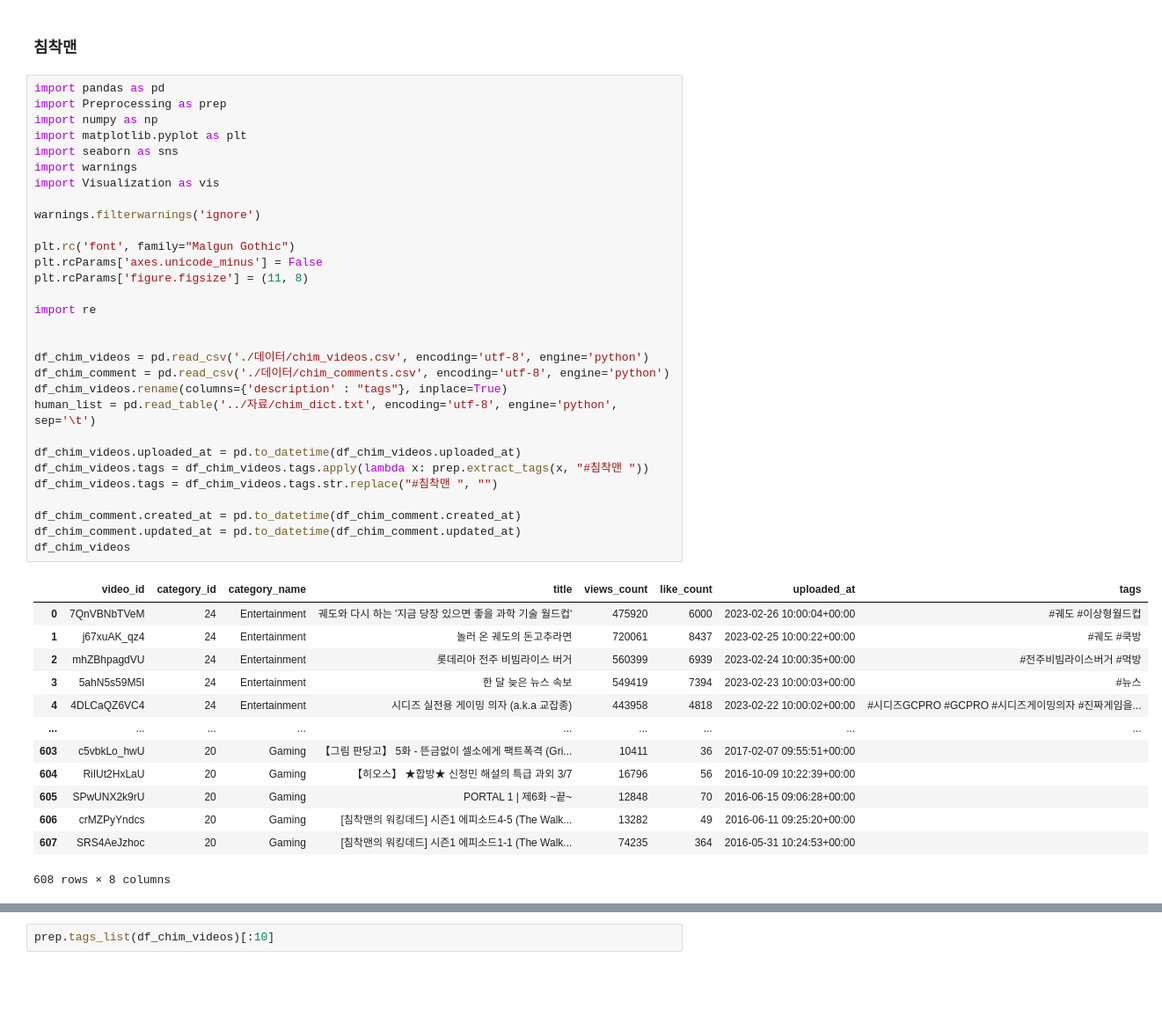
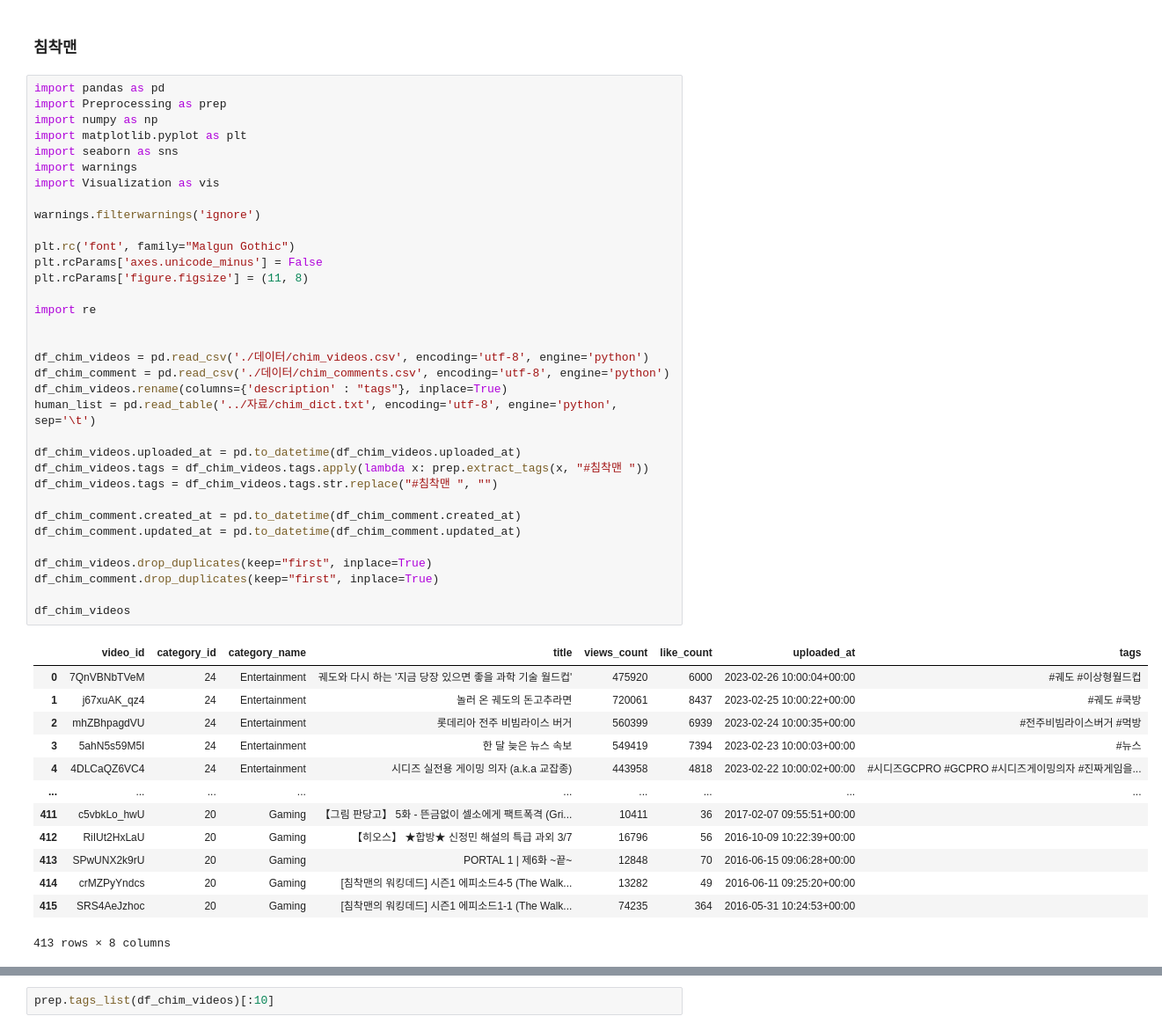
Before and after one commit to kimhyunso/coper-project, a Jupyter notebook: practice_analysis_dowon.ipynb, the cells around one changed output, grey strips where cells are left out. Shown at 88% size. Saved outputs shown, nothing was run; the diff lists cells and outputs as text; blank space fills up the shorter version.

```diff
--- a/practice_analysis_dowon.ipynb
+++ b/practice_analysis_dowon.ipynb
@@ -634,39 +639,43 @@ import Visualization as vis
 
 warnings.filterwarnings('ignore')
 
 plt.rc('font', family="Malgun Gothic")
 plt.rcParams['axes.unicode_minus'] = False
 plt.rcParams['figure.figsize'] = (11, 8)
 
 import re
 
 
 df_chim_videos = pd.read_csv('./데이터/chim_videos.csv', encoding='utf-8', engine='python')
 df_chim_comment = pd.read_csv('./데이터/chim_comments.csv', encoding='utf-8', engine='python')
 df_chim_videos.rename(columns={'description' : "tags"}, inplace=True)
 human_list = pd.read_table('../자료/chim_dict.txt', encoding='utf-8', engine='python', sep='\t')
 
 df_chim_videos.uploaded_at = pd.to_datetime(df_chim_videos.uploaded_at)
 df_chim_videos.tags = df_chim_videos.tags.apply(lambda x: prep.extract_tags(x, "#침착맨 "))
 df_chim_videos.tags = df_chim_videos.tags.str.replace("#침착맨 ", "")
 
 df_chim_comment.created_at = pd.to_datetime(df_chim_comment.created_at)
 df_chim_comment.updated_at = pd.to_datetime(df_chim_comment.updated_at)
+
+df_chim_videos.drop_duplicates(keep="first", inplace=True)
+df_chim_comment.drop_duplicates(keep="first", inplace=True)
+
 df_chim_videos
 # %% [output]
 |  | video_id | category_id | category_name | title | views_count | like_count | uploaded_at | tags |
 | 0 | 7QnVBNbTVeM | 24 | Entertainment | 궤도와 다시 하는 '지금 당장 있으면 좋을 과학 기술 월드컵' | 475920 | 6000 | 2023-02-26 10:00:04+00:00 | #궤도 #이상형월드컵 |
 | 1 | j67xuAK_qz4 | 24 | Entertainment | 놀러 온 궤도의 돈고추라면 | 720061 | 8437 | 2023-02-25 10:00:22+00:00 | #궤도 #쿡방 |
 | 2 | mhZBhpagdVU | 24 | Entertainment | 롯데리아 전주 비빔라이스 버거 | 560399 | 6939 | 2023-02-24 10:00:35+00:00 | #전주비빔라이스버거 #먹방 |
 | 3 | 5ahN5s59M5I | 24 | Entertainment | 한 달 늦은 뉴스 속보 | 549419 | 7394 | 2023-02-23 10:00:03+00:00 | #뉴스 |
 | 4 | 4DLCaQZ6VC4 | 24 | Entertainment | 시디즈 실전용 게이밍 의자 (a.k.a 교잡종) | 443958 | 4818 | 2023-02-22 10:00:02+00:00 | #시디즈GCPRO #GCPRO #시디즈게이밍의자 #진짜게임을... |
 | ... | ... | ... | ... | ... | ... | ... | ... | ... |
-| 603 | c5vbkLo_hwU | 20 | Gaming | 【그림 판당고】 5화 - 뜬금없이 셀소에게 팩트폭격 (Gri... | 10411 | 36 | 2017-02-07 09:55:51+00:00 |  |
-| 604 | RiIUt2HxLaU | 20 | Gaming | 【히오스】 ★합방★ 신정민 해설의 특급 과외 3/7 | 16796 | 56 | 2016-10-09 10:22:39+00:00 |  |
-| 605 | SPwUNX2k9rU | 20 | Gaming | PORTAL 1 | 제6화 ~끝~ | 12848 | 70 | 2016-06-15 09:06:28+00:00 |  |
-| 606 | crMZPyYndcs | 20 | Gaming | [침착맨의 워킹데드] 시즌1 에피소드4-5 (The Walk... | 13282 | 49 | 2016-06-11 09:25:20+00:00 |  |
-| 607 | SRS4AeJzhoc | 20 | Gaming | [침착맨의 워킹데드] 시즌1 에피소드1-1 (The Walk... | 74235 | 364 | 2016-05-31 10:24:53+00:00 |  |
+| 411 | c5vbkLo_hwU | 20 | Gaming | 【그림 판당고】 5화 - 뜬금없이 셀소에게 팩트폭격 (Gri... | 10411 | 36 | 2017-02-07 09:55:51+00:00 |  |
+| 412 | RiIUt2HxLaU | 20 | Gaming | 【히오스】 ★합방★ 신정민 해설의 특급 과외 3/7 | 16796 | 56 | 2016-10-09 10:22:39+00:00 |  |
+| 413 | SPwUNX2k9rU | 20 | Gaming | PORTAL 1 | 제6화 ~끝~ | 12848 | 70 | 2016-06-15 09:06:28+00:00 |  |
+| 414 | crMZPyYndcs | 20 | Gaming | [침착맨의 워킹데드] 시즌1 에피소드4-5 (The Walk... | 13282 | 49 | 2016-06-11 09:25:20+00:00 |  |
+| 415 | SRS4AeJzhoc | 20 | Gaming | [침착맨의 워킹데드] 시즌1 에피소드1-1 (The Walk... | 74235 | 364 | 2016-05-31 10:24:53+00:00 |  |
-608 rows × 8 columns
+413 rows × 8 columns
 # %%
 df_chim_videos.info()
 # %% [output]
```
Also changed, not shown: parts of 43 cells of this notebook, 1 other file.
